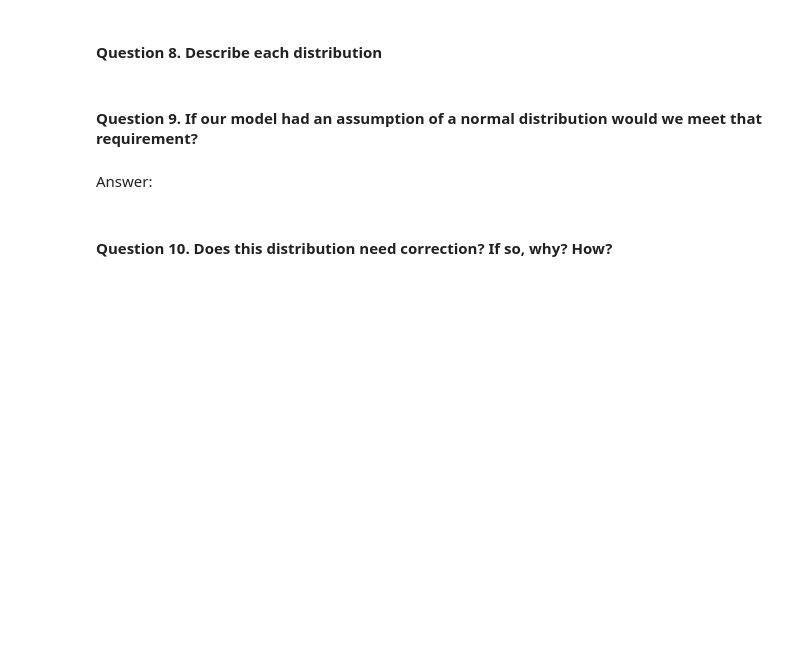
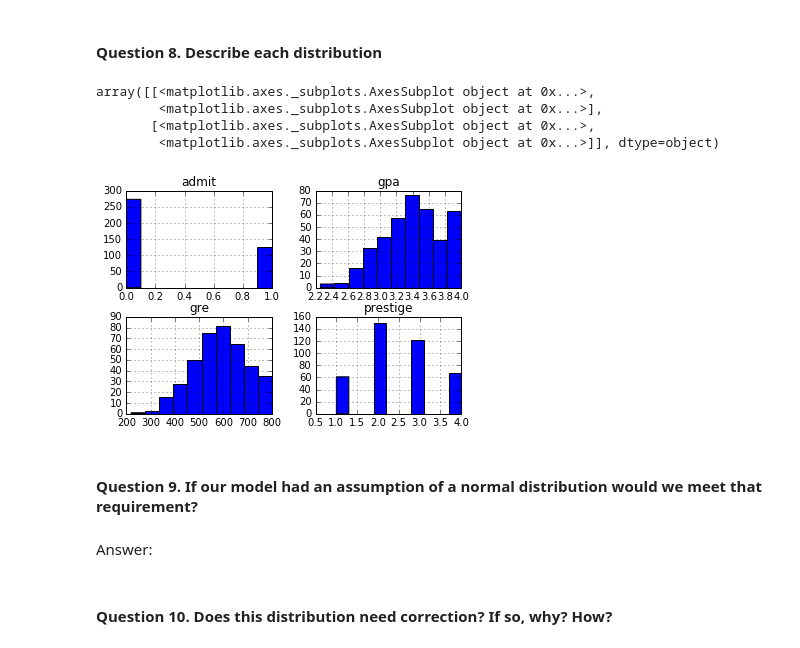
Before and after one commit to carterkbrantley/ga-data-science, a Jupyter notebook: Admissions-Project/Part-2/project2-starter-Copy1.ipynb, the cells around one changed output. Cells and saved outputs as stored; diff of their text form; code cells hidden in the pictures; blank space fills up the shorter version.

```diff
--- a/Admissions-Project/Part-2/project2-starter-Copy1.ipynb
+++ b/Admissions-Project/Part-2/project2-starter-Copy1.ipynb
@@ -66,3 +123,11 @@ Answer:
+# %%
+df_raw.hist()
+# %% [output]
+array([[<matplotlib.axes._subplots.AxesSubplot object at 0x...>,
+        <matplotlib.axes._subplots.AxesSubplot object at 0x...>],
+       [<matplotlib.axes._subplots.AxesSubplot object at 0x...>,
+        <matplotlib.axes._subplots.AxesSubplot object at 0x...>]], dtype=object)
+[figure, added]
 # %% [markdown]
 #### Question 9.  If our model had an assumption of a normal distribution would we meet that requirement?
 # %% [markdown]
```
Also changed, not shown: parts of 19 cells of this notebook.
